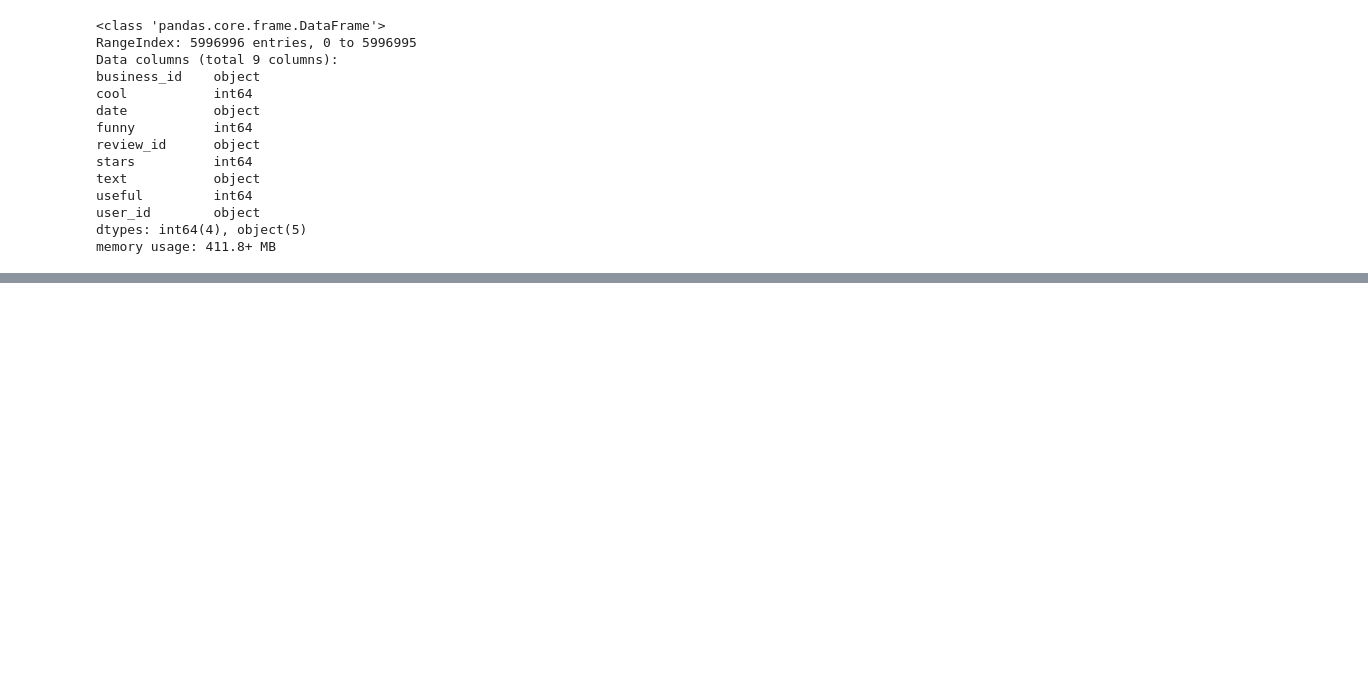
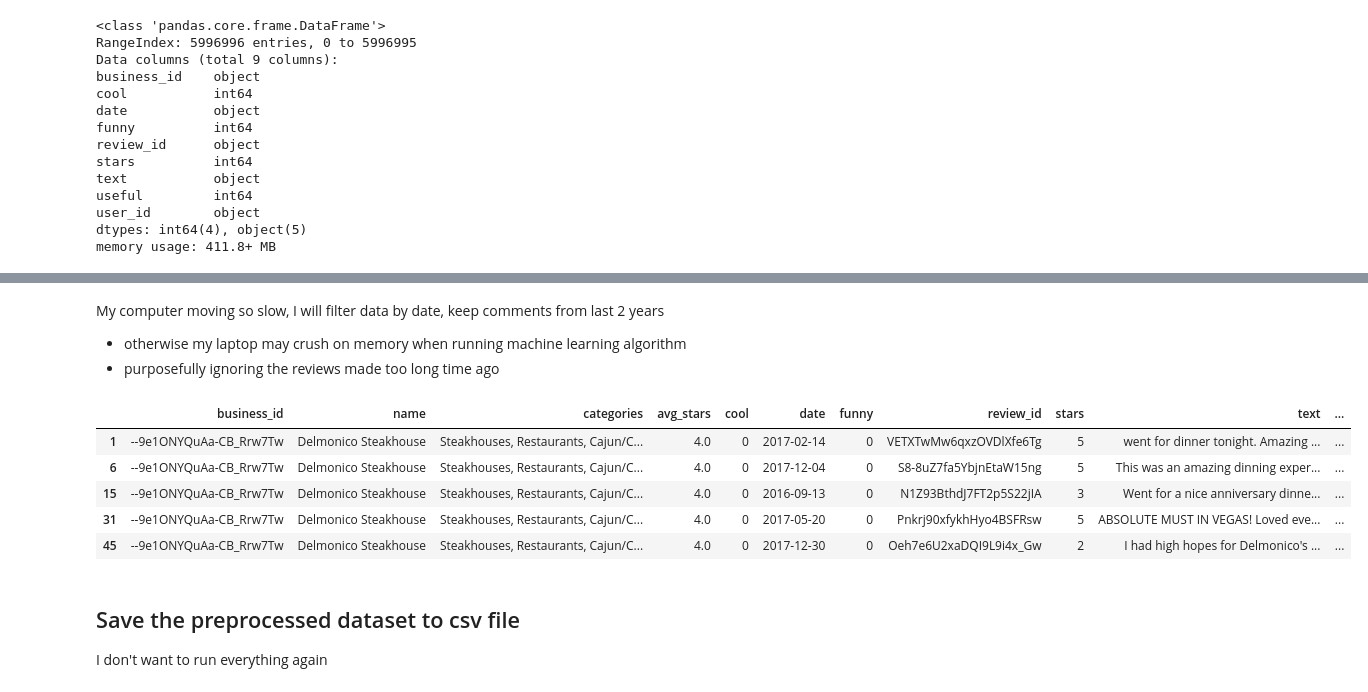
Before and after one commit to TinaGuo918/Yelp-Dataset-Challenge, a Jupyter notebook: Data Wrangling_Yelp_Team A.ipynb, the cells around one changed output, grey strips where cells are left out. Saved outputs shown, nothing was run; the diff lists cells and outputs as text; code cells hidden in the pictures; blank space fills up the shorter version.

```diff
--- a/Data Wrangling_Yelp_Team A.ipynb
+++ b/Data Wrangling_Yelp_Team A.ipynb
@@ -203,0 +248,4 @@ memory usage: 411.8+ MB
+# %%
+# Rename the column name "stars" to "avg_stars" to avoid naming conflicts with review dataset
+df_selected_business.rename(index = str, columns={"stars":"avg_stars"}, inplace = True)
+df_selected_business.head()
@@ -203,0 +297,35 @@ memory usage: 411.8+ MB
+# %%
+df_left = df_selected_business.set_index('business_id')
+
+df_right  = df_review.set_index('business_id')
+
+#use inner join to join df_left and df_right
+df_joined = df_left.join(df_right, how = 'inner')
+df_joined.reset_index(inplace = True)
+
+
+del df_review
+del df_right
+# %% [markdown]
+My computer moving so slow, I will filter data by date, keep comments from last 2 years
+* otherwise my laptop may crush on memory when running machine learning algorithm
+* purposefully ignoring the reviews made too long time ago
+# %%
+# Make a filter that selects date after 2016-09-01
+cond_last_2years = df_joined['date']> u'2016-09-01'
+# %%
+# Filter df_final
+df_final = df_joined[cond_last_2years]
+# %%
+df_final.head()
+# %% [output]
+|  | business_id | name | categories | avg_stars | cool | date | funny | review_id | stars | text | ... |
+| 1 | --9e1ONYQuAa-CB_Rrw7Tw | Delmonico Steakhouse | Steakhouses, Restaurants, Cajun/C... | 4.0 | 0 | 2017-02-14 | 0 | VETXTwMw6qxzOVDlXfe6Tg | 5 | went for dinner tonight. Amazing ... | ... |
+| 6 | --9e1ONYQuAa-CB_Rrw7Tw | Delmonico Steakhouse | Steakhouses, Restaurants, Cajun/C... | 4.0 | 0 | 2017-12-04 | 0 | S8-8uZ7fa5YbjnEtaW15ng | 5 | This was an amazing dinning exper... | ... |
+| 15 | --9e1ONYQuAa-CB_Rrw7Tw | Delmonico Steakhouse | Steakhouses, Restaurants, Cajun/C... | 4.0 | 0 | 2016-09-13 | 0 | N1Z93BthdJ7FT2p5S22jIA | 3 | Went for a nice anniversary dinne... | ... |
+| 31 | --9e1ONYQuAa-CB_Rrw7Tw | Delmonico Steakhouse | Steakhouses, Restaurants, Cajun/C... | 4.0 | 0 | 2017-05-20 | 0 | Pnkrj90xfykhHyo4BSFRsw | 5 | ABSOLUTE MUST IN VEGAS! Loved eve... | ... |
+| 45 | --9e1ONYQuAa-CB_Rrw7Tw | Delmonico Steakhouse | Steakhouses, Restaurants, Cajun/C... | 4.0 | 0 | 2017-12-30 | 0 | Oeh7e6U2xaDQI9L9i4x_Gw | 2 | I had high hopes for Delmonico's ... | ... |
+# %% [markdown]
+## Save the preprocessed dataset to csv file
+
+I don't want to run everything again
```
Also changed, not shown: parts of 17 cells of this notebook.
